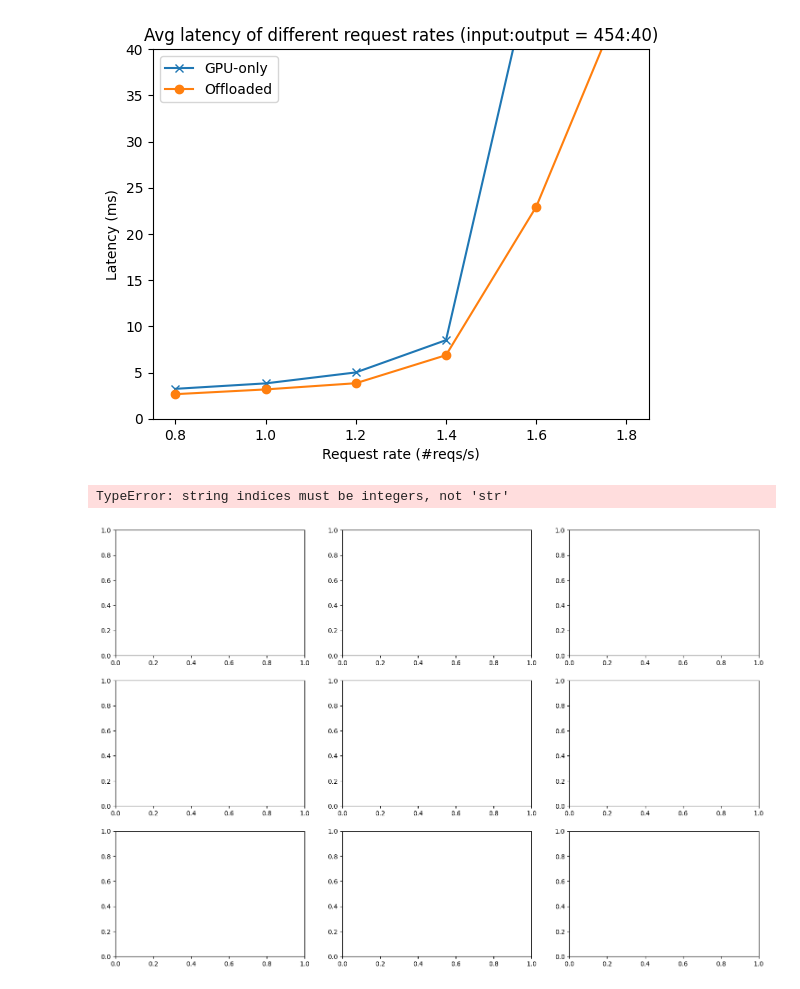
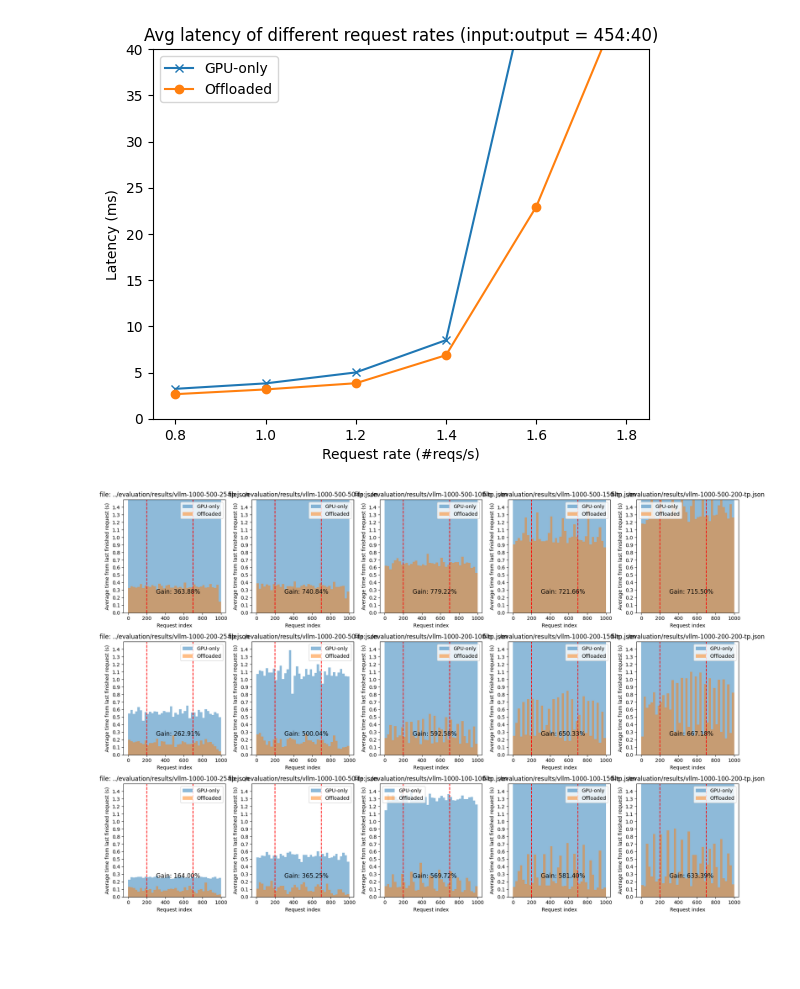
Before and after one commit to SwiftSeal03/swiftLLM, a Jupyter notebook: profile/e2e-illst.ipynb, the cells around one changed output. Cells and saved outputs as stored; diff of their text form; code cells hidden in the pictures; blank space fills up the shorter version.

```diff
--- a/profile/e2e-illst.ipynb
+++ b/profile/e2e-illst.ipynb
@@ -242,37 +254,36 @@ def draw_itr_bar_diagram(in_len, out_len, ax: plt.Axes):
     )
     print(sum(ntok_of_seg))
 
   # ax.set_xticks(list(range(0, ndata, disp_seg_len)) + [ndata + 1])
   # ax.set_yticks([i * 0.1 for i in range(30)])
   # ax.set_ylim(0, 3.0)
   ax.set_xlabel('Time (s)')
   ax.set_ylabel('Number of tokens')
   ax.legend()
   ax.title.set_text(f'input length = {in_len}, output length = {out_len}')
 
-nr, nc = 3, 3
+nr, nc = 3, 5
 fig, axes = plt.subplots(nr, nc)
 
-num_data = 2000
+num_data = 1000
 in2out = {
   # 406: [200]
   # 526: [100, 300, 500, 700, 900]
   # 2542: [30, 50, 70, 90]
   # 1038: [50, 100, 200, 500]
-  2000: [50, 100, 200],
-  1000: [50, 100, 200],
-  500: [50, 100, 200]
+  500: [25, 50, 100, 150, 200],
+  200: [25, 50, 100, 150, 200],
+  100: [25, 50, 100, 150, 200],
 }
 
 settings = [(in_len, out_len) for in_len in in2out for out_len in in2out[in_len]]
 
 fig.set_size_inches(18, 12)
 # draw_req_bar_diagram_real('arxiv', axes[0, 0])
 for i, (in_len, out_len) in enumerate(settings):
   draw_req_bar_diagram_mock(in_len, out_len, axes[i // nc, i % nc])
   # draw_itr_bar_diagram(in_len, out_len, axes[i // nc, i % nc])
 
 plt.tight_layout()
 # %% [output]
-TypeError: string indices must be integers, not 'str'
-[figure, old version]
+[figure, new version]
```
Also changed, not shown: parts of 1 cell of this notebook.
